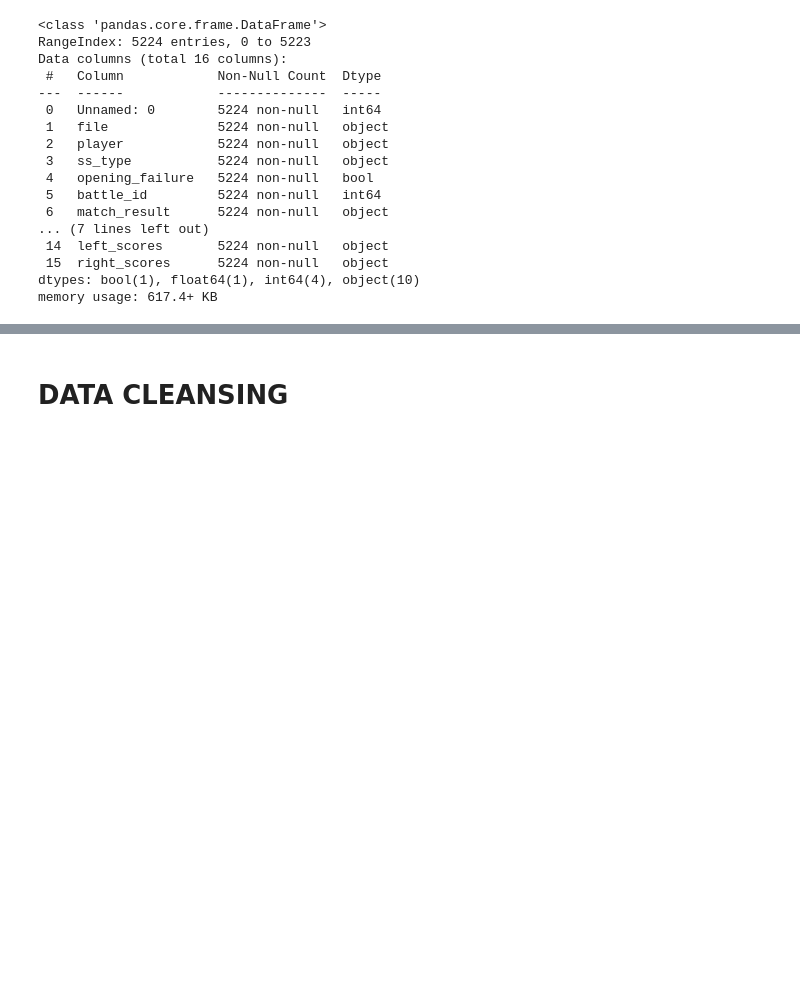
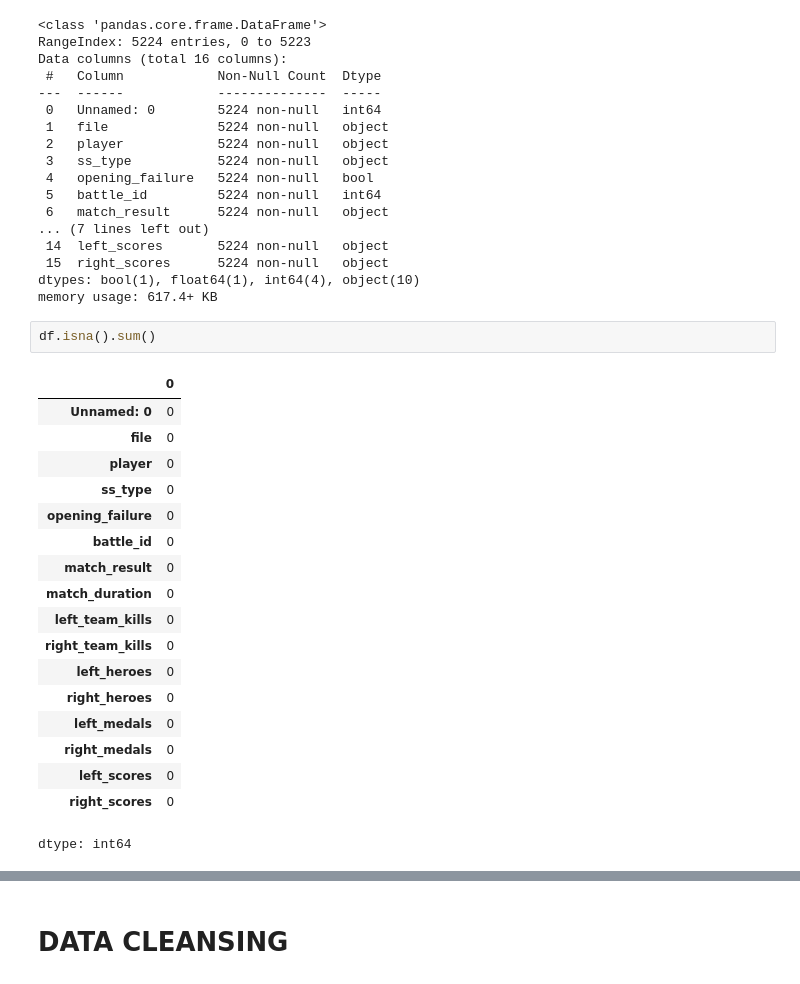
Before and after one commit to renasyan/datmin-tubes-mlbb, a Jupyter notebook: TUBES_DATMIN_MOBILE_LEGEND.ipynb, the cells around one changed output, grey strips where cells are left out. Drawn from its saved outputs; the diff is of its cells as text; blank space fills up the shorter version.

```diff
--- a/TUBES_DATMIN_MOBILE_LEGEND.ipynb
+++ b/TUBES_DATMIN_MOBILE_LEGEND.ipynb
@@ -63,3 +63,24 @@ Data columns (total 16 columns):
  15  right_scores      5224 non-null   object
 dtypes: bool(1), float64(1), int64(4), object(10)
 memory usage: 617.4+ KB
+# %%
+df.isna().sum()
+# %% [output]
+|  | 0 |
+| Unnamed: 0 | 0 |
+| file | 0 |
+| player | 0 |
+| ss_type | 0 |
+| opening_failure | 0 |
+| battle_id | 0 |
+| match_result | 0 |
+| match_duration | 0 |
+| left_team_kills | 0 |
+| right_team_kills | 0 |
+| left_heroes | 0 |
+| right_heroes | 0 |
+| left_medals | 0 |
+| right_medals | 0 |
+| left_scores | 0 |
+| right_scores | 0 |
+dtype: int64
```
Also changed, not shown: parts of 35 cells of this notebook.
